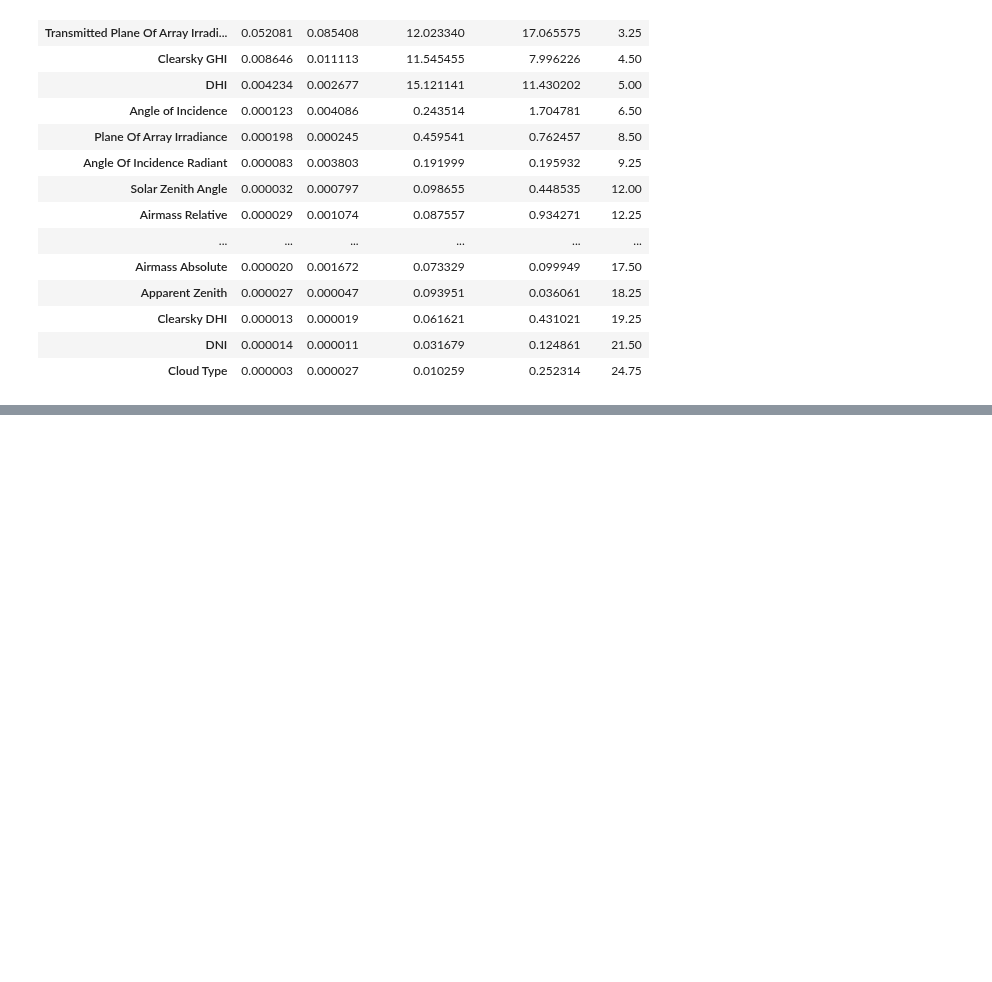
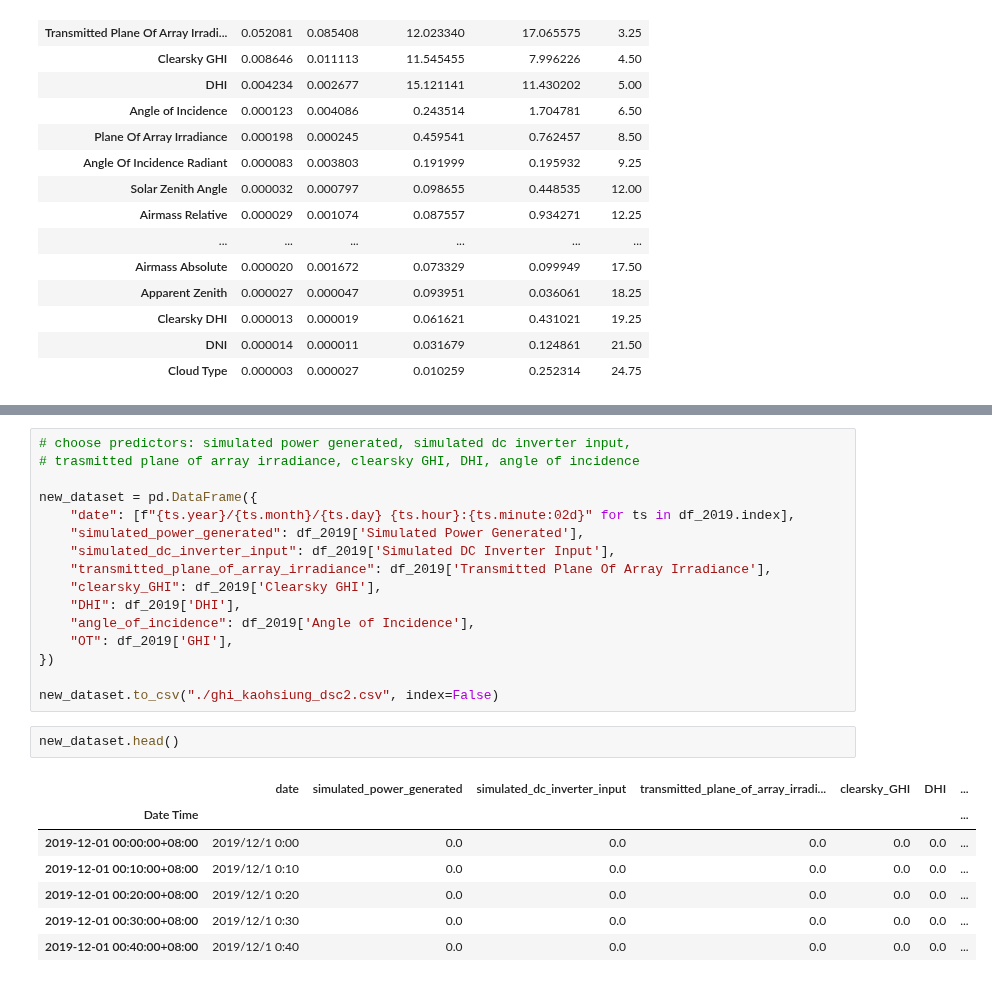
Before and after one commit to Rr-Diajeng/modif_timexer, a Jupyter notebook: other/analyze_dataset.ipynb, the cells around one changed output, grey strips where cells are left out. Saved outputs shown, nothing was run; the diff lists cells and outputs as text; blank space fills up the shorter version.

Commit message:
feat: new dataset

```diff
--- a/other/analyze_dataset.ipynb
+++ b/other/analyze_dataset.ipynb
@@ -711,0 +735,26 @@ importance_table.head(20)
+# %%
+# choose predictors: simulated power generated, simulated dc inverter input,
+# trasmitted plane of array irradiance, clearsky GHI, DHI, angle of incidence
+
+new_dataset = pd.DataFrame({
+    "date": [f"{ts.year}/{ts.month}/{ts.day} {ts.hour}:{ts.minute:02d}" for ts in df_2019.index],
+    "simulated_power_generated": df_2019['Simulated Power Generated'],
+    "simulated_dc_inverter_input": df_2019['Simulated DC Inverter Input'],
+    "transmitted_plane_of_array_irradiance": df_2019['Transmitted Plane Of Array Irradiance'],
+    "clearsky_GHI": df_2019['Clearsky GHI'],
+    "DHI": df_2019['DHI'],
+    "angle_of_incidence": df_2019['Angle of Incidence'],
+    "OT": df_2019['GHI'],
+})
+
+new_dataset.to_csv("./ghi_kaohsiung_dsc2.csv", index=False)
+# %%
+new_dataset.head()
+# %% [output]
+|  | date | simulated_power_generated | simulated_dc_inverter_input | transmitted_plane_of_array_irradi... | clearsky_GHI | DHI | ... |
+| Date Time |  |  |  |  |  |  | ... |
+| 2019-12-01 00:00:00+08:00 | 2019/12/1 0:00 | 0.0 | 0.0 | 0.0 | 0.0 | 0.0 | ... |
+| 2019-12-01 00:10:00+08:00 | 2019/12/1 0:10 | 0.0 | 0.0 | 0.0 | 0.0 | 0.0 | ... |
+| 2019-12-01 00:20:00+08:00 | 2019/12/1 0:20 | 0.0 | 0.0 | 0.0 | 0.0 | 0.0 | ... |
+| 2019-12-01 00:30:00+08:00 | 2019/12/1 0:30 | 0.0 | 0.0 | 0.0 | 0.0 | 0.0 | ... |
+| 2019-12-01 00:40:00+08:00 | 2019/12/1 0:40 | 0.0 | 0.0 | 0.0 | 0.0 | 0.0 | ... |
```
Also changed, not shown: parts of 2 cells of this notebook, 3 other files.
